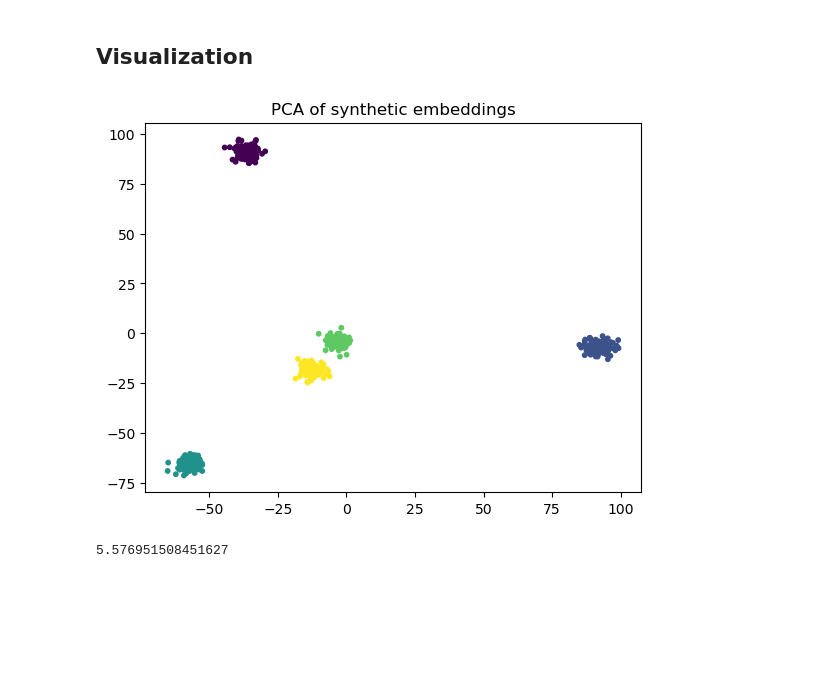
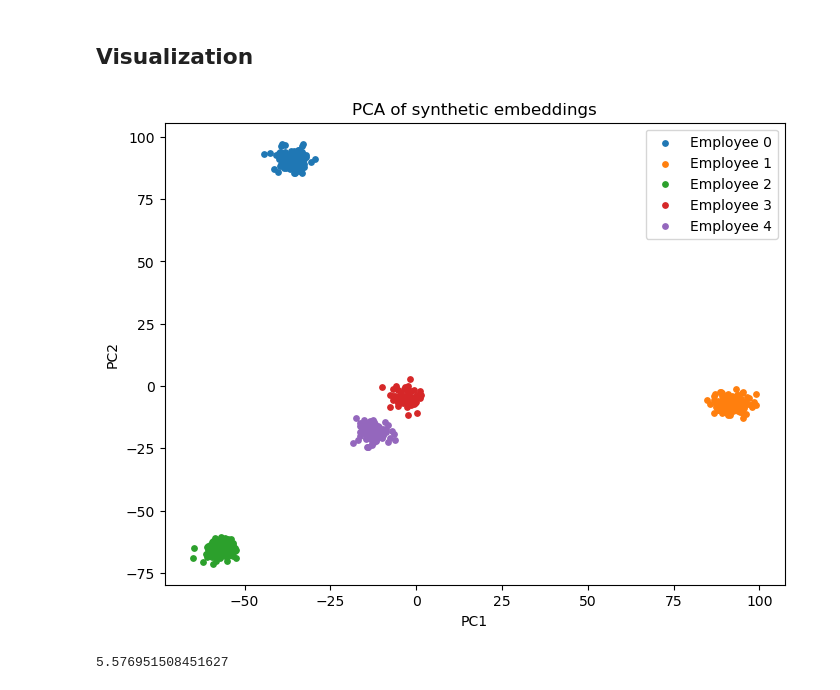
Before and after one commit to eth-bmai-fs26/project, a Jupyter notebook: dataset_from_zero_healthcare.ipynb, the cells around one changed output. Saved outputs shown, nothing was run; the diff lists cells and outputs as text; code cells hidden in the pictures; blank space fills up the shorter version.

```diff
--- a/dataset_from_zero_healthcare.ipynb
+++ b/dataset_from_zero_healthcare.ipynb
@@ -27,9 +30,20 @@ def generate_meetings_gmm_employees(
 ):
     rng = np.random.default_rng(random_state)
 
-    # Employee = GMM component (ben separati)
+    # Employee = GMM component
     means = rng.normal(0, 10, size=(n_employees, embedding_dim))
     scales = rng.uniform(2,3, size=(n_employees, embedding_dim))
+
+    for k in range(len(means)):
+        mu = means[k]
+        var = scales[k] ** 2
+
+        print(f"\nEmployee {k}")
+        print("Mean (first 5 dims):", mu[:5])
+        print("Variance (first 5 dims):", var[:5])
+        print("Average variance:", var.mean())
+
+
 
     # Mixture weights
     mixture_weights = rng.random(n_employees)
@@ -77,15 +108,30 @@ df.head()
 # %%
 X = np.vstack(df["embeddings"].values)
 y = np.hstack(df["employee_id"].values)
 
-pca = PCA(n_components=3)
+pca = PCA(n_components=2)
 X2 = pca.fit_transform(X)
 
-plt.scatter(X2[:, 0], X2[:, 1], c=y, s=10)
+plt.figure(figsize=(8,6))
+
+unique_employees = np.unique(y)
+
+for emp in unique_employees:
+    mask = y == emp
+    plt.scatter(
+        X2[mask, 0],
+        X2[mask, 1],
+        s=15,
+        label=f"Employee {emp}"
+    )
+
+plt.xlabel("PC1")
+plt.ylabel("PC2")
 plt.title("PCA of synthetic embeddings")
+plt.legend()
 plt.show()
 # %% [output]
-[figure, old version]
+[figure, new version]
 # %%
 # distance between centers
 center_dist = pdist(means).mean()
```
Also changed, not shown: parts of 17 cells of this notebook, 18 other files.
